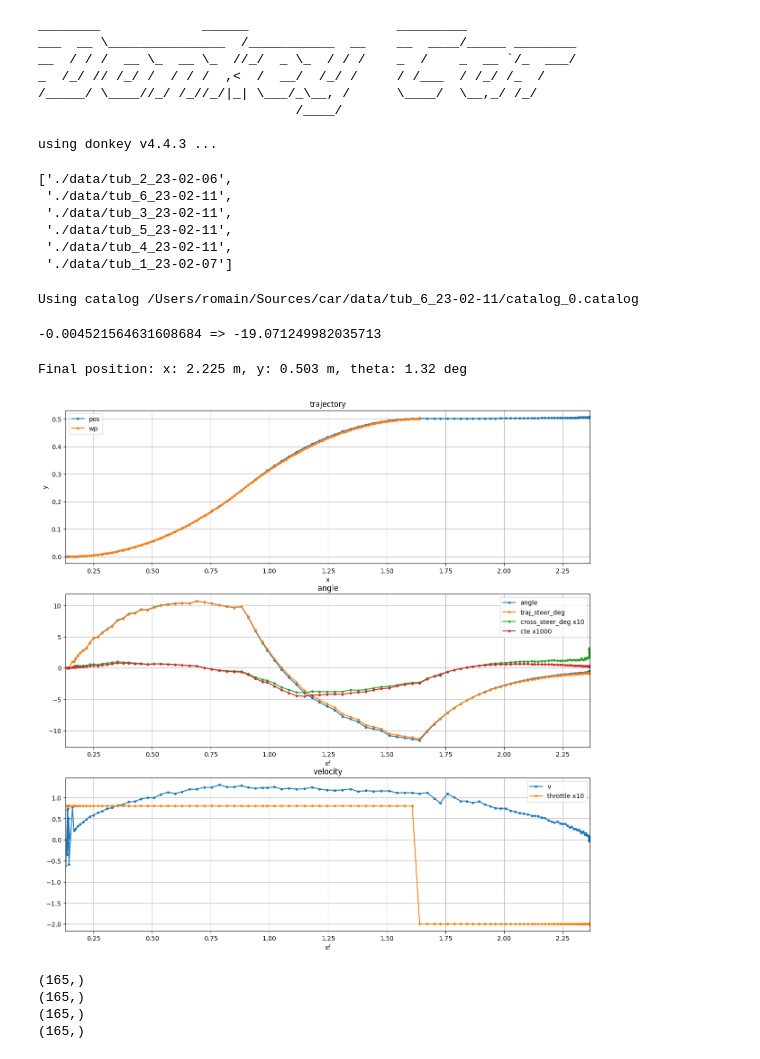
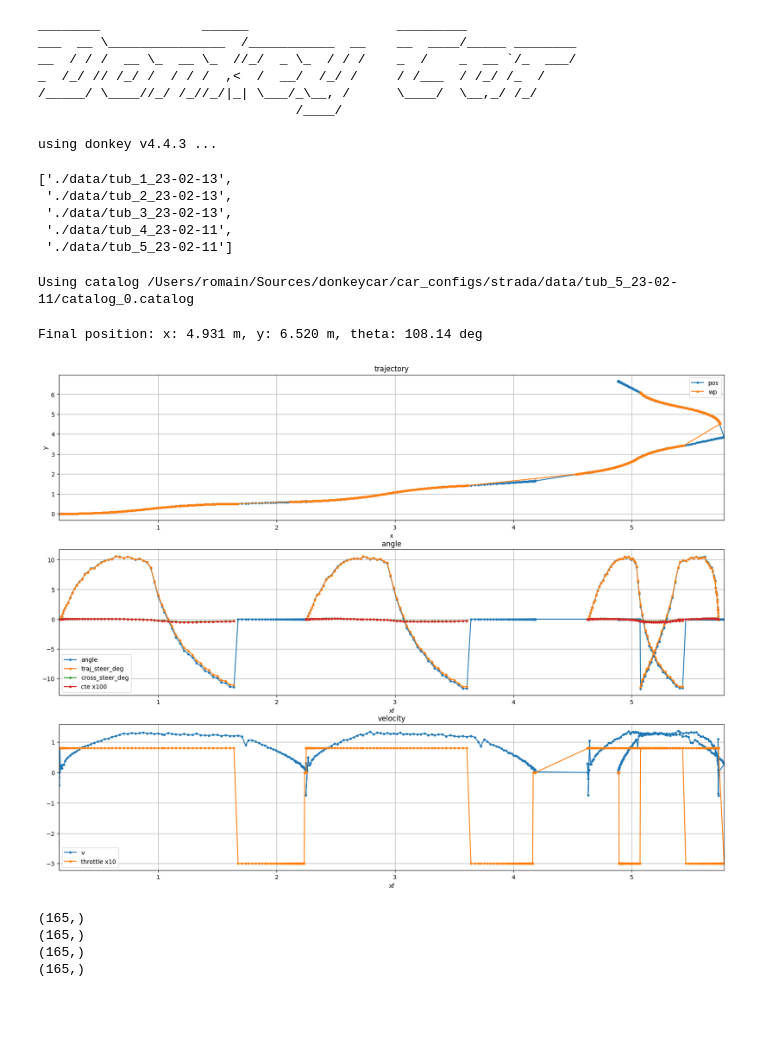
Before and after one commit to roboracingleague/donkeycar, a Jupyter notebook: car_configs/strada/read_tub.ipynb, the cells around one changed output. Drawn from its saved outputs; the diff is of its cells as text; code cells hidden in the pictures; blank space fills up the shorter version.

```diff
--- a/car_configs/strada/read_tub.ipynb
+++ b/car_configs/strada/read_tub.ipynb
@@ -42,50 +89,45 @@ def to_front_pos(x, y, theta, length):
 # %%
 tubs = glob.glob("./data/tub*")
+tubs.sort()
 tubs
 # %% [output]
-['./data/tub_2_23-02-06',
- './data/tub_6_23-02-11',
- './data/tub_3_23-02-11',
- './data/tub_5_23-02-11',
+['./data/tub_1_23-02-13',
+ './data/tub_2_23-02-13',
+ './data/tub_3_23-02-13',
  './data/tub_4_23-02-11',
- './data/tub_1_23-02-07']
+ './data/tub_5_23-02-11']
 # %%
-file = './data/tub_6_23-02-11'
+file = tubs[-1] # './data/tub_6_23-02-11'
 length = 0.273
 angle_to_deg = 22.89
 rad_to_deg = 180 / np.pi
 records = read_tub(file)
-waypoints = records[0]['path/waypoints']
-x0 = column_to_np(records, 'path/x')
-y0 = column_to_np(records, 'path/y')
-yaw0 = column_to_np(records, 'path/orientation')
-path_time = records[0]['path/time']
-t = column_to_np(records, 'pose/time')
-x = column_to_np(records, 'pose/x') - x0 # would be better to change waypoints
-y = column_to_np(records, 'pose/y') - y0
+# waypoints = records[0]['path/waypoints']
+# path_time = records[0]['path/time']
+waypoints = extract_path(records)
+x0 = column_to_np(records, 'path/x_origin')
+y0 = column_to_np(records, 'path/y_origin')
+yaw0 = column_to_np(records, 'path/yaw_origin')
+t = column_to_np(records, 'pos/time')
+x = column_to_np(records, 'pos/x')
+y = column_to_np(records, 'pos/y')
 v = column_to_np(records, 'enc/speed')
 d = column_to_np(records, 'enc/distance')
-yaw = column_to_np(records, 'pose/orientation') - yaw0
-yaw_deg = column_to_np(records, 'pose/orientation') * rad_to_deg
+yaw = column_to_np(records, 'pos/yaw')
+yaw_deg = yaw * rad_to_deg
 angle_deg = column_to_np(records, 'pilot/angle') * angle_to_deg
 throttle = column_to_np(records, 'pilot/throttle')
 end = column_to_np(records, 'pilot/end_of_path')
-cte = column_to_np(records, 'pilot/crosstrack_error')
-cross_steer_deg = column_to_np(records, 'pilot/crosstrack_steer') * rad_to_deg
-traj_steer_deg = column_to_np(records, 'pilot/trajectory_steer') * rad_to_deg
+stanley_metrics = column_to_np_fill_nan(records, 'pilot/stanley_metrics')
+cte = stanley_metrics[:,0]
+cross_steer_deg = stanley_metrics[:,1] * rad_to_deg
+traj_steer_deg = stanley_metrics[:,2] * rad_to_deg
 xf, yf = to_front_pos(x, y, yaw, length)
 # %% [output]
-Using catalog /Users/romain/Sources/car/data/tub_6_23-02-11/catalog_0.catalog
+Using catalog /Users/romain/Sources/donkeycar/car_configs/strada/data/tub_5_23-02-11/catalog_0.catalog
-# %%
-Kc = 2
-Ks = 0.1
-crosstrack_steer = np.arctan2(Kc * cte, Ks + abs(v)) * rad_to_deg
-print('{} => {}'.format(np.min(cte), np.min(crosstrack_steer)))
-# %% [output]
--0.004521564631608684 => -19.071249982035713
 # %%
 fig, ax = plt.subplots(3, 1)
-fig.set_figwidth(15)
+fig.set_figwidth(20)
 fig.set_figheight(15)
 #fig.suptitle('States')
 ax[0].plot(xf, yf, label='pos', marker='.')
@@ -93,37 +135,37 @@ ax[0].plot(waypoints[:,0], waypoints[:,1], label='wp', marker='.')
 ax[0].legend()
 ax[0].set_title('trajectory')
 ax[0].set_xlabel('x')
 ax[0].set_ylabel('y')
 ax[0].grid()
 ax[0].set_xlim([np.min(xf), np.max(xf)])
 #ax[0].axis('equal')
 
 x_axis = xf #t-t[0]
 ax[1].plot(x_axis, angle_deg, label='angle', marker='.')
 ax[1].plot(x_axis, traj_steer_deg, label='traj_steer_deg', marker='.')
-ax[1].plot(x_axis, cross_steer_deg * 10, label='cross_steer_deg x10', marker='.')
-ax[1].plot(x_axis, cte * 1000, label='cte x1000', marker='.')
+ax[1].plot(x_axis, cross_steer_deg, label='cross_steer_deg', marker='.')
+ax[1].plot(x_axis, cte * 100, label='cte x100', marker='.')
 ax[1].legend()
 ax[1].set_title('angle')
 ax[1].set_xlabel('xf')
 #ax[1].axhline(0, color='black')
 ax[1].set_xlim([np.min(x_axis), np.max(x_axis)])
 ax[1].grid()
 
 ax[2].plot(x_axis, v, label='v', marker='.')
 ax[2].plot(x_axis, throttle * 10, label='throttle x10', marker='.')
 #ax[2].plot(x_axis, end.astype(int), label='end of path', marker='.')
 ax[2].legend()
 ax[2].set_title('velocity')
 ax[2].set_xlabel('xf')
 #ax21].axhline(0, color='black')
 ax[2].set_xlim([np.min(x_axis), np.max(x_axis)])
 ax[2].grid()
 
 print('Final position: x: {:.3f} m, y: {:.3f} m, theta: {:.2f} deg'.format(x[-1], y[-1], yaw_deg[-1]))
 # %% [output]
-Final position: x: 2.225 m, y: 0.503 m, theta: 1.32 deg
+Final position: x: 4.931 m, y: 6.520 m, theta: 108.14 deg
-[figure, old version]
+[figure, new version]
 # %%
 def sigmoid(x):
         return 1 / (1 + math.exp(-x))
```
Also changed, not shown: parts of 1 cell of this notebook, 4 other files.
